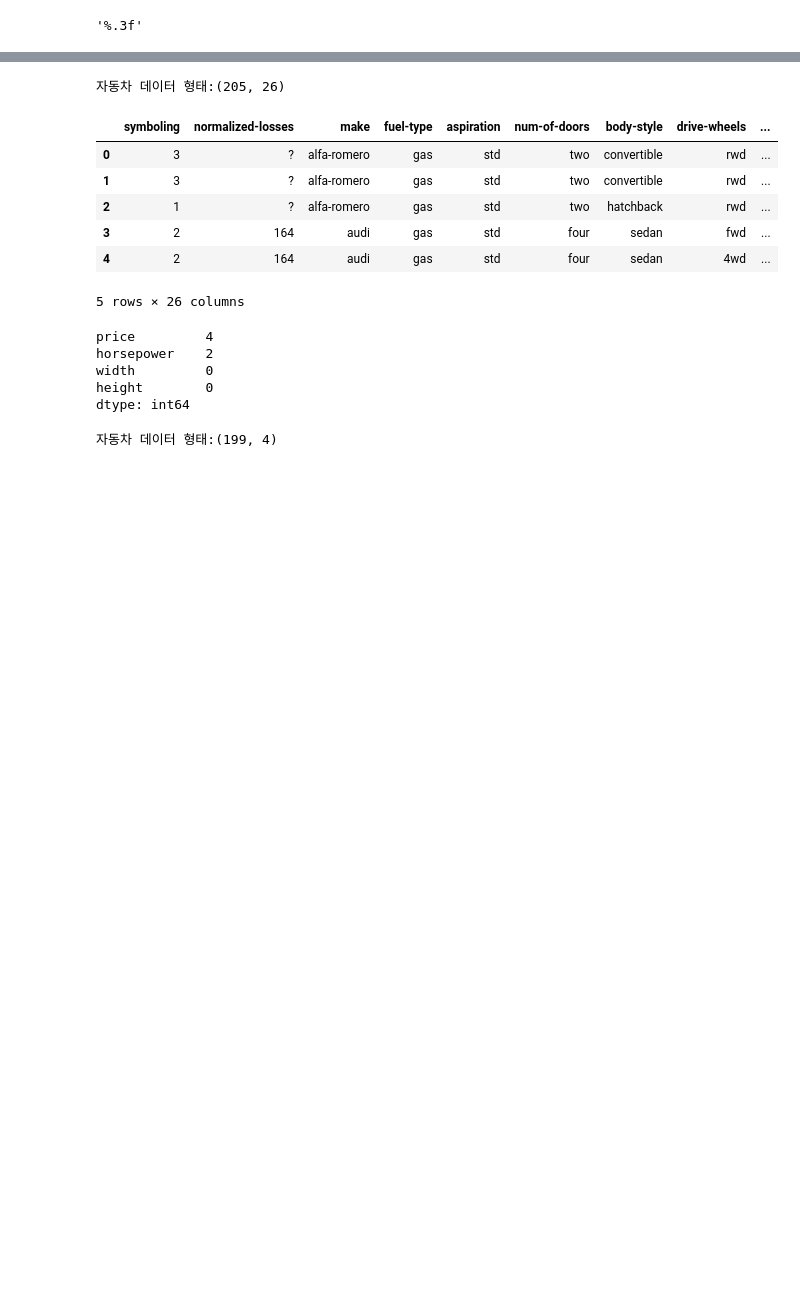
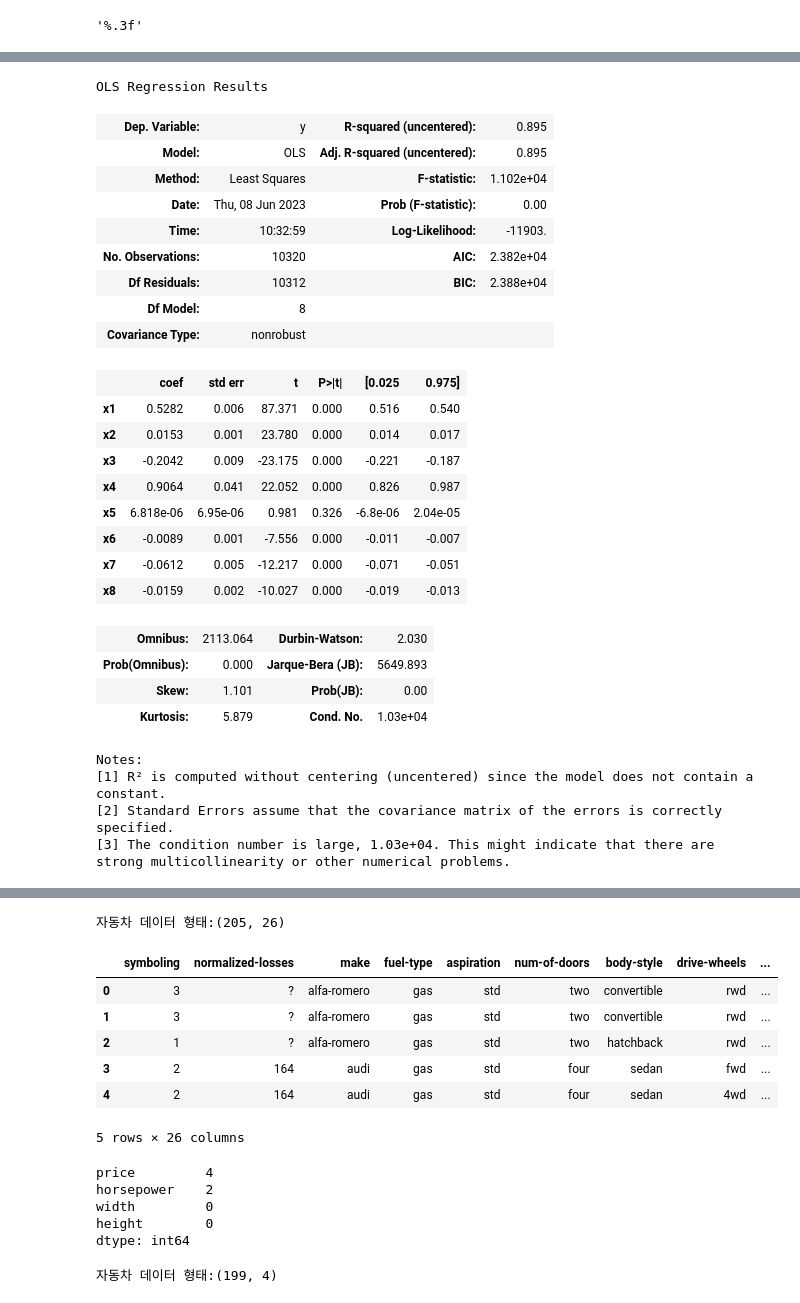
Before and after one commit to jeongbeenson19/dstb, a Jupyter notebook: lin_reg_prac.ipynb, the cells around one changed output, grey strips where cells are left out. Drawn from its saved outputs; the diff is of its cells as text; code cells hidden in the pictures; blank space fills up the shorter version.

Commit message:
simple regression

```diff
--- a/lin_reg_prac.ipynb
+++ b/lin_reg_prac.ipynb
@@ -18,0 +37,21 @@ import sklearn
+# %%
+from sklearn import linear_model
+from sklearn.datasets import fetch_california_housing
+from sklearn.metrics import r2_score
+
+cali = fetch_california_housing()
+
+#선형회귀 인스턴스 생성
+reg = linear_model.LinearRegression()
+X = pd.DataFrame(cali.target)
+Y = pd.DataFrame(cali.data, columns= ['MedInc', 'HouseAge', 'AveRooms', 'AveBedrms', 'Population', 'AveOccup', 'Latitude', 'Longitude' ])
+y = np.arange(0, 8)
+
+# 8개의 설명변수의 단순선형회귀분석 진행
+for col_num in y:
+    reg.fit(X, Y.iloc[:, col_num])
+    print('설명변수명 : {}'.format(Y.columns[col_num]))
+    print('회귀계수:', reg.coef_)
+    print('절편:', reg.intercept_)
+    print('결정계수 : {:.3f}'.format(reg.score(X, Y.iloc[:, col_num])))
+    print('')
@@ -18,0 +227,42 @@ import sklearn
+# %%
+from sklearn.model_selection import train_test_split
+from sklearn.linear_model import LinearRegression
+import statsmodels.api as sm
+
+X = cali.target
+y = cali.data
+
+X_train, X_test, y_train, y_test = train_test_split(X, y, test_size= 0.5, random_state=0)
+
+full_model = sm.OLS(X_train, y_train)
+fitted_full_model = full_model.fit()
+fitted_full_model.summary()
+# %% [output]
+OLS Regression Results
+| Dep. Variable: | y | R-squared (uncentered): | 0.895 |
+| Model: | OLS | Adj. R-squared (uncentered): | 0.895 |
+| Method: | Least Squares | F-statistic: | 1.102e+04 |
+| Date: | Thu, 08 Jun 2023 | Prob (F-statistic): | 0.00 |
+| Time: | 10:32:59 | Log-Likelihood: | -11903. |
+| No. Observations: | 10320 | AIC: | 2.382e+04 |
+| Df Residuals: | 10312 | BIC: | 2.388e+04 |
+| Df Model: | 8 |  |  |
+| Covariance Type: | nonrobust |  |  |
+|  | coef | std err | t | P>|t| | [0.025 | 0.975] |
+| x1 | 0.5282 | 0.006 | 87.371 | 0.000 | 0.516 | 0.540 |
+| x2 | 0.0153 | 0.001 | 23.780 | 0.000 | 0.014 | 0.017 |
+| x3 | -0.2042 | 0.009 | -23.175 | 0.000 | -0.221 | -0.187 |
+| x4 | 0.9064 | 0.041 | 22.052 | 0.000 | 0.826 | 0.987 |
+| x5 | 6.818e-06 | 6.95e-06 | 0.981 | 0.326 | -6.8e-06 | 2.04e-05 |
+| x6 | -0.0089 | 0.001 | -7.556 | 0.000 | -0.011 | -0.007 |
+| x7 | -0.0612 | 0.005 | -12.217 | 0.000 | -0.071 | -0.051 |
+| x8 | -0.0159 | 0.002 | -10.027 | 0.000 | -0.019 | -0.013 |
+| Omnibus: | 2113.064 | Durbin-Watson: | 2.030 |
+| Prob(Omnibus): | 0.000 | Jarque-Bera (JB): | 5649.893 |
+| Skew: | 1.101 | Prob(JB): | 0.00 |
+| Kurtosis: | 5.879 | Cond. No. | 1.03e+04 |
+Notes:
+[1] R² is computed without centering (uncentered) since the model does not contain a constant.
+[2] Standard Errors assume that the covariance matrix of the errors is correctly specified.
+[3] The condition number is large, 1.03e+04. This might indicate that there are
+strong multicollinearity or other numerical problems.
```
Also changed, not shown: parts of 7 cells of this notebook.
